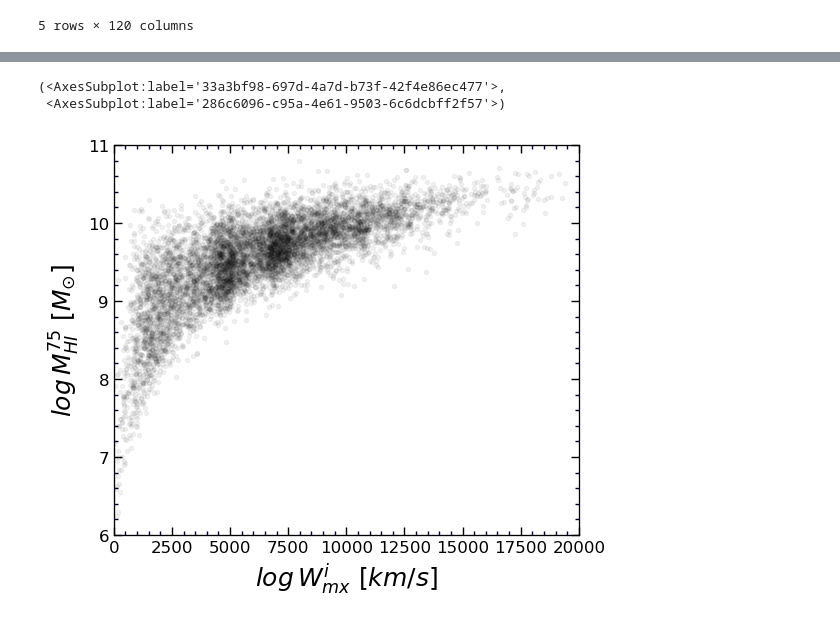
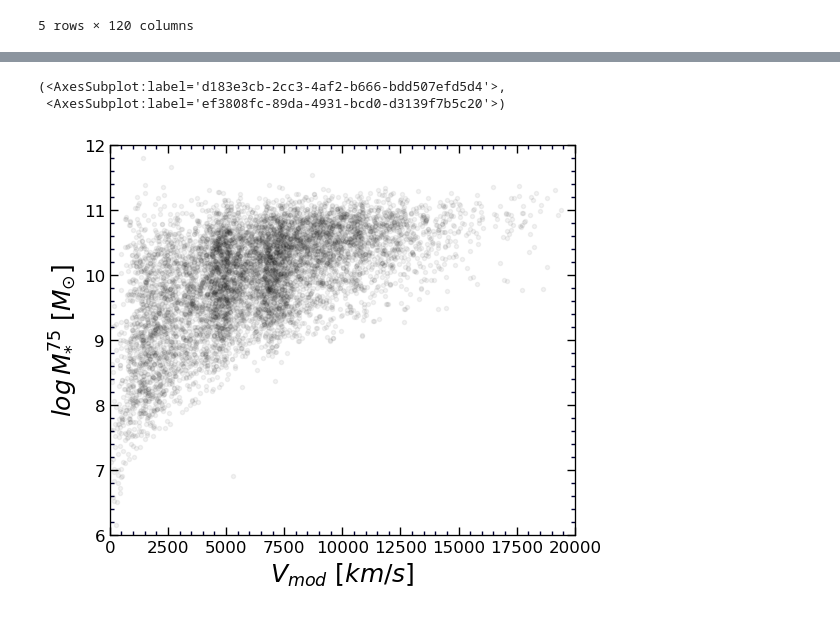
Before and after one commit to ekourkchi/test_TFRcatal, a Jupyter notebook: BTFR_fit_infrared.ipynb, the cells around one changed output, grey strips where cells are left out. Drawn from its saved outputs; the diff is of its cells as text; code cells hidden in the pictures.

```diff
--- a/BTFR_fit_infrared.ipynb
+++ b/BTFR_fit_infrared.ipynb
@@ -124,7 +124,7 @@ def linear(x, m, b):
 
     return m*x+b
 # %%
-logMs = 2.20 - 0.4*df['M1_75']
+logMs = 2.10 - 0.4*df['M1_75']
 df['Mass_star'] = 10**logMs
 df['Mb'] = df['Mass_star'] + 1.33*df['Mass_HI']
 df['logMass'] = np.log10(df.Mb.values)
@@ -245,10 +245,11 @@ dff_ir = copy.deepcopy(dff)
 # %%
-# logMs = 1.685 + 0.359*df.gi - 0.4*df['Mi_75'] ### ~> 2.10
-logMs = 1.785 + 0.359*df.gi - 0.4*df['Mi_75']   #### upsilon ~> 2.20
+logMs = 1.685 + 0.359*df.gi - 0.4*df['Mi_75'] ### ~> 2.10
+# logMs = 1.785 + 0.359*df.gi - 0.4*df['Mi_75']   #### upsilon ~> 2.20
 # logMs = 1.835 + 0.359*df.gi - 0.4*df['Mi_75']   #### upsilon ~> 2.25
 # logMs = 1.885 + 0.359*df.gi - 0.4*df['Mi_75']   #### upsilon ~> 2.30
 df['Mass_star'] = 10**logMs
-df['Mb'] = df['Mass_star'] + 1.33*df['Mass_HI']
+# df['Mass_HI'] = 10**(np.log10(df.Mass_HI)+(-4.4E-5*df.Vmod-0.06))
+df['Mb'] = df['Mass_star'] + 1.33*(df['Mass_HI'])
 df['logMass'] = np.log10(df.Mb.values)
 
 dff = df[(df.Qs>2)&(df.elgWi>0)&(df.lgWmxi>0)&(df.Vmod>4000)&(df.Vmod<20000)].dropna()
@@ -818,24 +1030,24 @@ ax.legend()
 # %%
 fig = py.figure(figsize=(5,5), dpi=100)
 fig.subplots_adjust(wspace=0, top=0.9, bottom=0.12, left=0.05, right=0.98)
 ax = fig.add_subplot(111)
 
 dff = df[(df.Qs>2)&(df.elgWi>0)&(df.lgWmxi>0)].dropna()
 X0 = dff.lgWmxi.values
-Y0 = np.log10(dff.Mass_HI.values)
+# Y0 = np.log10(dff.Mass_HI.values)
 # Y0 = dff.logMass.values
-# Y0 = dff.logMs.values
+Y0 = dff.logMs.values
 Vmod = dff.Vmod.values
 
 ax.plot(Vmod, Y0, 'k.', alpha=0.05)
 
 
 
 
-ax.set_xlabel(r'$log \/ W_{mx}^i \/\/[km/s]$', fontsize=18)
-ax.set_ylabel(r'$log \/ M_{HI}^{75} \/\/ [M_{\odot}]$', fontsize=18)
-set_axes(ax, (0,20000), (6,11), fontsize=12)
+ax.set_xlabel(r'$V_{mod} \/\/[km/s]$', fontsize=18)
+ax.set_ylabel(r'$log \/ M_{*}^{75} \/\/ [M_{\odot}]$', fontsize=18)
+set_axes(ax, (0,20000), (6,12), fontsize=12)
 # %% [output]
-(<AxesSubplot:label='33a3bf98-697d-4a7d-b73f-42f4e86ec477'>,
- <AxesSubplot:label='286c6096-c95a-4e61-9503-6c6dcbff2f57'>)
+(<AxesSubplot:label='d183e3cb-2cc3-4af2-b666-bdd507efd5d4'>,
+ <AxesSubplot:label='ef3808fc-89da-4931-bcd0-d3139f7b5c20'>)
-[figure, old version]
+[figure, new version]
```
Also changed, not shown: parts of 17 cells of this notebook, 5 other files.
